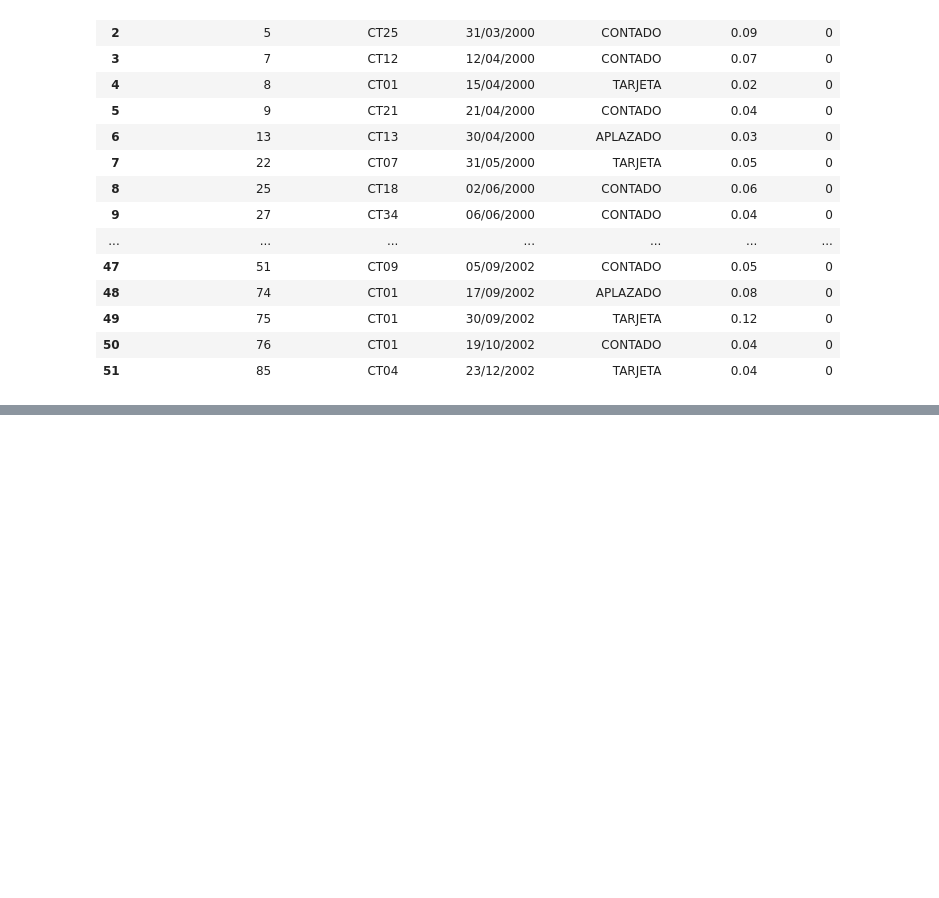
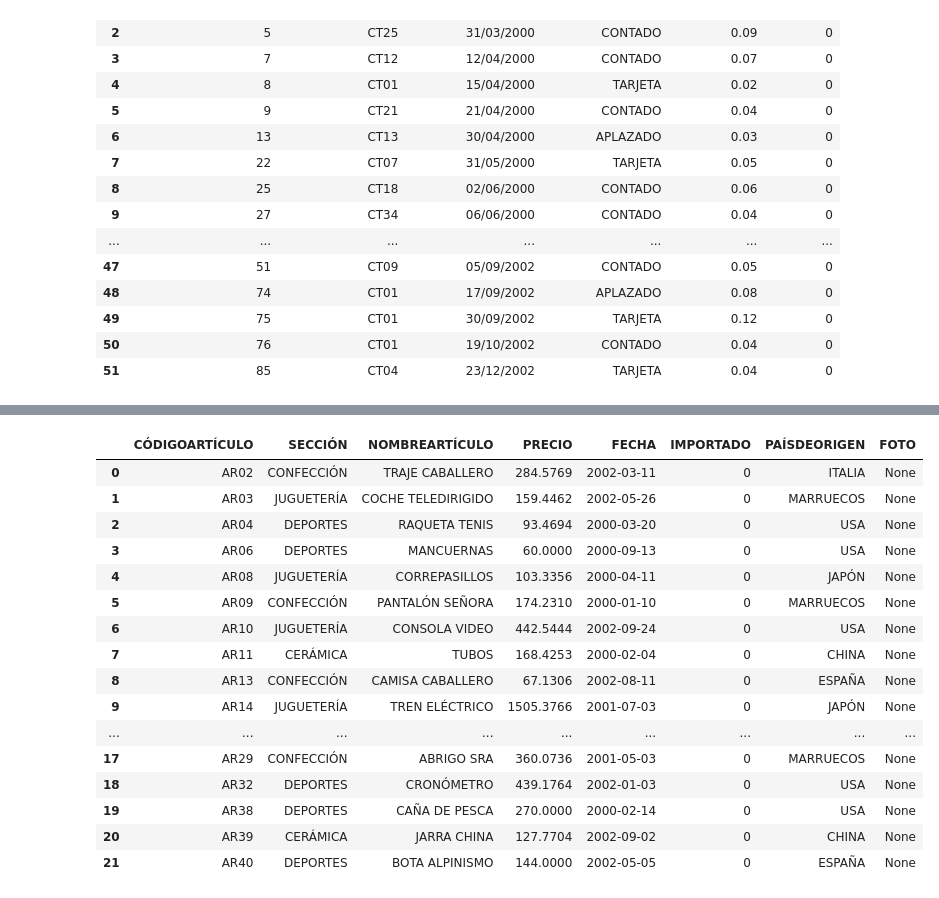
Before and after one commit to preciii7/practica_programacion, a Jupyter notebook: sql/mas_ejercicios_practica.ipynb, the cells around one changed output, grey strips where cells are left out. Saved outputs shown, nothing was run; the diff lists cells and outputs as text; code cells hidden in the pictures; blank space fills up the shorter version.

```diff
--- a/sql/mas_ejercicios_practica.ipynb
+++ b/sql/mas_ejercicios_practica.ipynb
@@ -855,0 +918,20 @@ pd.read_sql("SELECT * FROM clientes",engine)
+# %%
+pd.read_sql("SELECT * FROM productos WHERE PRECIO > ANY (SELECT PRECIO FROM productos WHERE SECCIÓN = 'JUGUETERÍA')",engine)
+# %% [output]
+|  | CÓDIGOARTÍCULO | SECCIÓN | NOMBREARTÍCULO | PRECIO | FECHA | IMPORTADO | PAÍSDEORIGEN | FOTO |
+| 0 | AR02 | CONFECCIÓN | TRAJE CABALLERO | 284.5769 | 2002-03-11 | 0 | ITALIA | None |
+| 1 | AR03 | JUGUETERÍA | COCHE TELEDIRIGIDO | 159.4462 | 2002-05-26 | 0 | MARRUECOS | None |
+| 2 | AR04 | DEPORTES | RAQUETA TENIS | 93.4694 | 2000-03-20 | 0 | USA | None |
+| 3 | AR06 | DEPORTES | MANCUERNAS | 60.0000 | 2000-09-13 | 0 | USA | None |
+| 4 | AR08 | JUGUETERÍA | CORREPASILLOS | 103.3356 | 2000-04-11 | 0 | JAPÓN | None |
+| 5 | AR09 | CONFECCIÓN | PANTALÓN SEÑORA | 174.2310 | 2000-01-10 | 0 | MARRUECOS | None |
+| 6 | AR10 | JUGUETERÍA | CONSOLA VIDEO | 442.5444 | 2002-09-24 | 0 | USA | None |
+| 7 | AR11 | CERÁMICA | TUBOS | 168.4253 | 2000-02-04 | 0 | CHINA | None |
+| 8 | AR13 | CONFECCIÓN | CAMISA CABALLERO | 67.1306 | 2002-08-11 | 0 | ESPAÑA | None |
+| 9 | AR14 | JUGUETERÍA | TREN ELÉCTRICO | 1505.3766 | 2001-07-03 | 0 | JAPÓN | None |
+| ... | ... | ... | ... | ... | ... | ... | ... | ... |
+| 17 | AR29 | CONFECCIÓN | ABRIGO SRA | 360.0736 | 2001-05-03 | 0 | MARRUECOS | None |
+| 18 | AR32 | DEPORTES | CRONÓMETRO | 439.1764 | 2002-01-03 | 0 | USA | None |
+| 19 | AR38 | DEPORTES | CAÑA DE PESCA | 270.0000 | 2000-02-14 | 0 | USA | None |
+| 20 | AR39 | CERÁMICA | JARRA CHINA | 127.7704 | 2002-09-02 | 0 | CHINA | None |
+| 21 | AR40 | DEPORTES | BOTA ALPINISMO | 144.0000 | 2002-05-05 | 0 | ESPAÑA | None |
```
Also changed, not shown: parts of 9 cells of this notebook.
